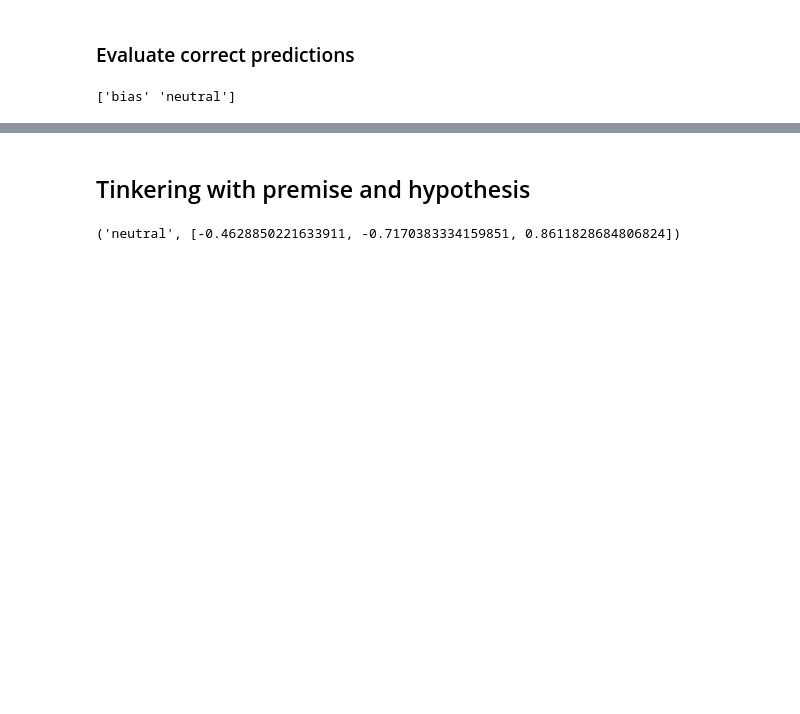
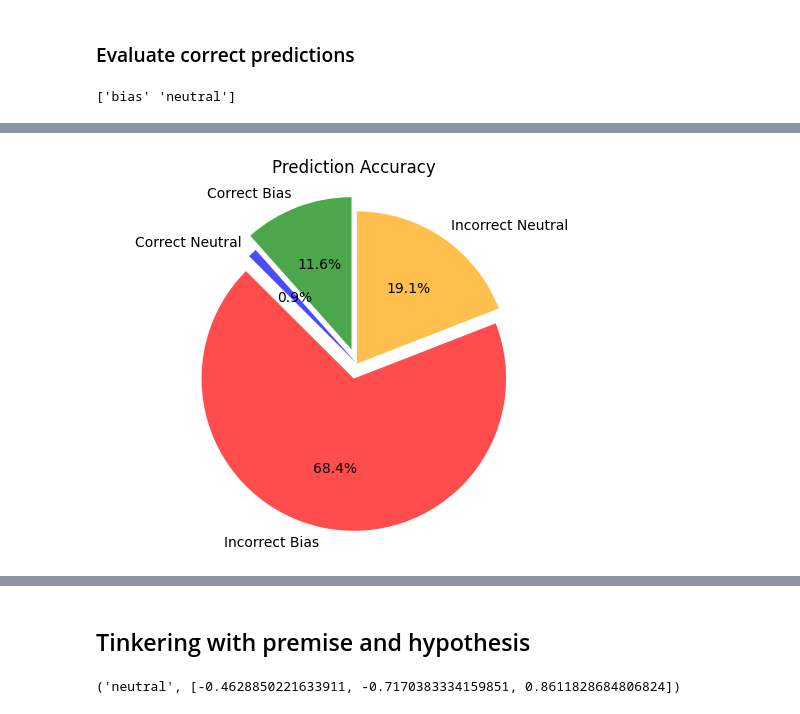
Before and after one commit to AlfonsoGhislieri/NLI-bias, a Jupyter notebook: Prototype.ipynb, the cells around one changed output, grey strips where cells are left out. Drawn from its saved outputs; the diff is of its cells as text; code cells hidden in the pictures; blank space fills up the shorter version.

```diff
--- a/Prototype.ipynb
+++ b/Prototype.ipynb
@@ -259,0 +304,26 @@ Number of incorrect neutral predictions: 826
+# %%
+import matplotlib.pyplot as plt
+
+# Create a pie chart
+labels = ['Correct Bias', 'Correct Neutral', 'Incorrect Bias', 'Incorrect Neutral']
+sizes = [bias_correct_predictions, neutral_correct_predictions, bias_incorrect_predictions, neutral_incorrect_predictions]
+colors = ['green', 'blue', 'red', 'orange']
+explode = (0.1, 0, 0.1, 0)  # Explode the slices
+
+fig, ax = plt.subplots()
+pie = ax.pie(sizes, explode=explode, labels=labels, colors=colors, autopct='%1.1f%%', startangle=90)
+
+# Set opacity for colors
+for patch in pie[0]:
+    patch.set_alpha(0.7)
+
+# Add title
+ax.set_title('Prediction Accuracy')
+
+# Equal aspect ratio ensures that pie is drawn as a circle
+ax.axis('equal')
+
+# Display the chart
+plt.show()
+# %% [output]
+[figure, added]
```
Also changed, not shown: parts of 4 cells of this notebook.
